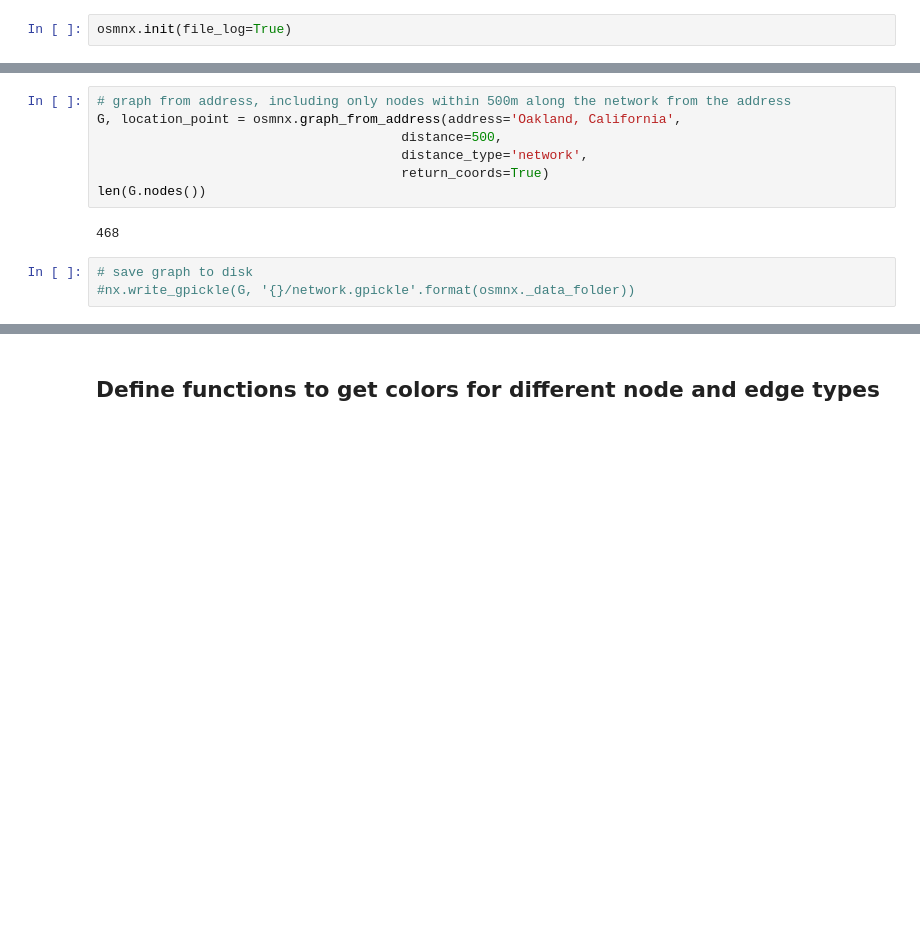
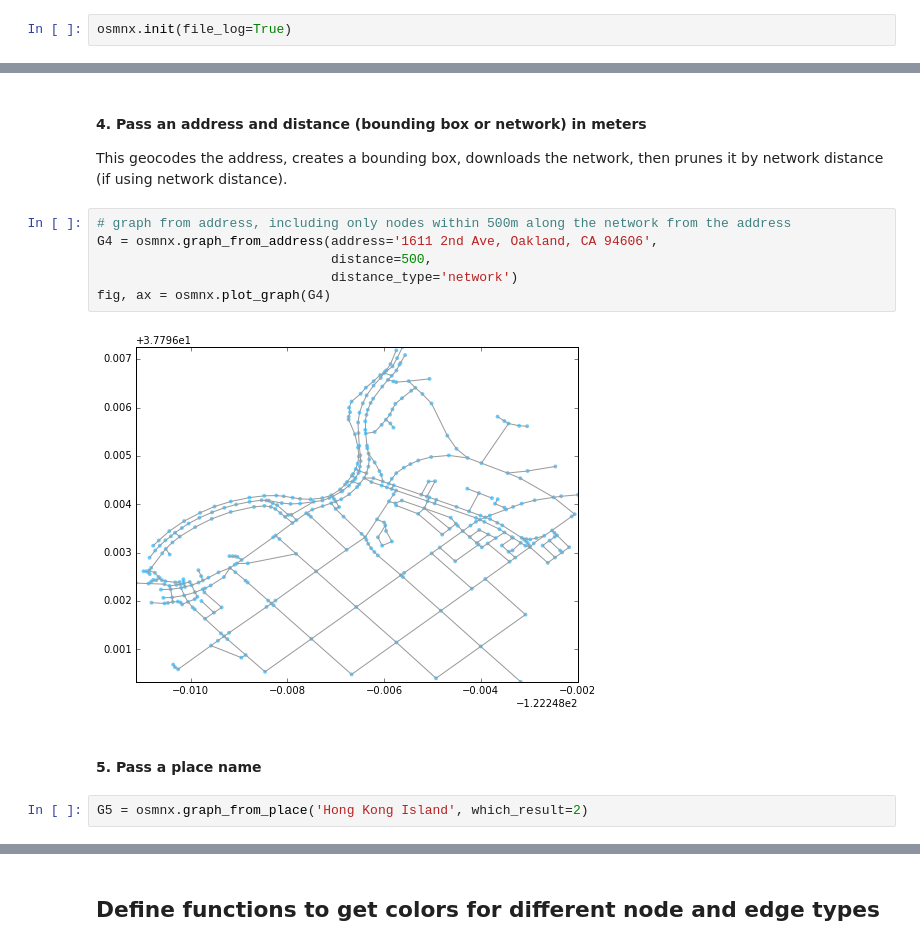
Before and after one commit to gboeing/osmnx, a Jupyter notebook: example-osm-networkx.ipynb, the cells around one changed output, grey strips where cells are left out. Cells and saved outputs as stored; diff of their text form; blank space fills up the shorter version.

```diff
--- a/example-osm-networkx.ipynb
+++ b/example-osm-networkx.ipynb
@@ -58,12 +49,15 @@ len(G3.nodes())
+# %% [markdown]
+#### 4. Pass an address and distance (bounding box or network) in meters ####
+This geocodes the address, creates a bounding box, downloads the network, then prunes it by network distance (if using network distance).
 # %%
 # graph from address, including only nodes within 500m along the network from the address
-G, location_point = osmnx.graph_from_address(address='Oakland, California',
-                                       distance=500,
-                                       distance_type='network',
-                                       return_coords=True)
-len(G.nodes())
+G4 = osmnx.graph_from_address(address='1611 2nd Ave, Oakland, CA 94606',
+                              distance=500,
+                              distance_type='network')
+fig, ax = osmnx.plot_graph(G4)
 # %% [output]
-468
+[figure, added]
-# %%
-# save graph to disk
-#nx.write_gpickle(G, '{}/network.gpickle'.format(osmnx._data_folder))
+# %% [markdown]
+####  5. Pass a place name ####
+# %%
+G5 = osmnx.graph_from_place('Hong Kong Island', which_result=2)
```
Also changed, not shown: parts of 46 cells of this notebook, 6 other files.
